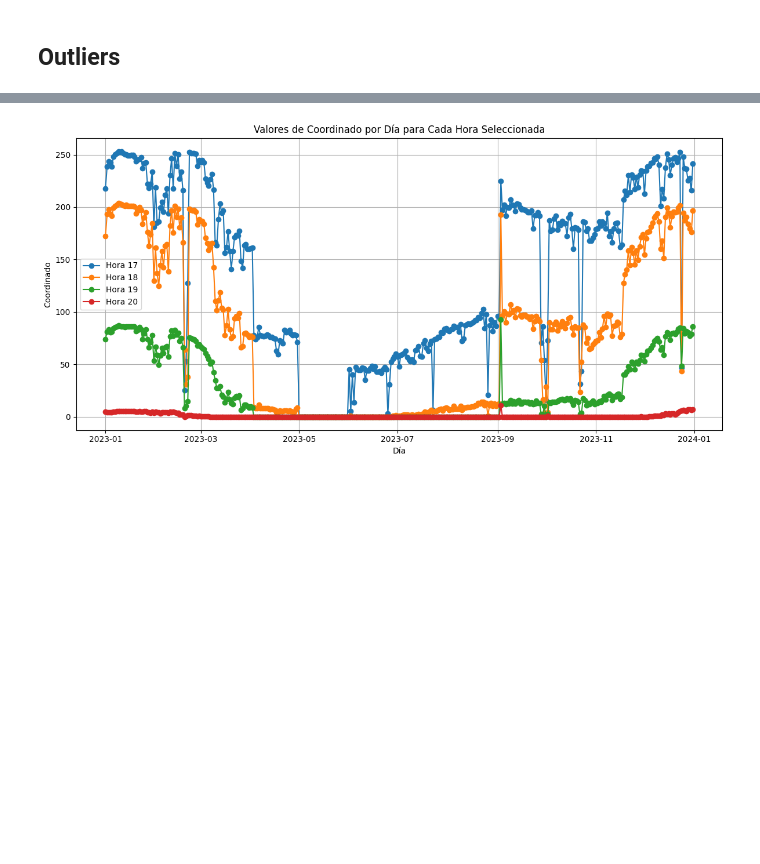
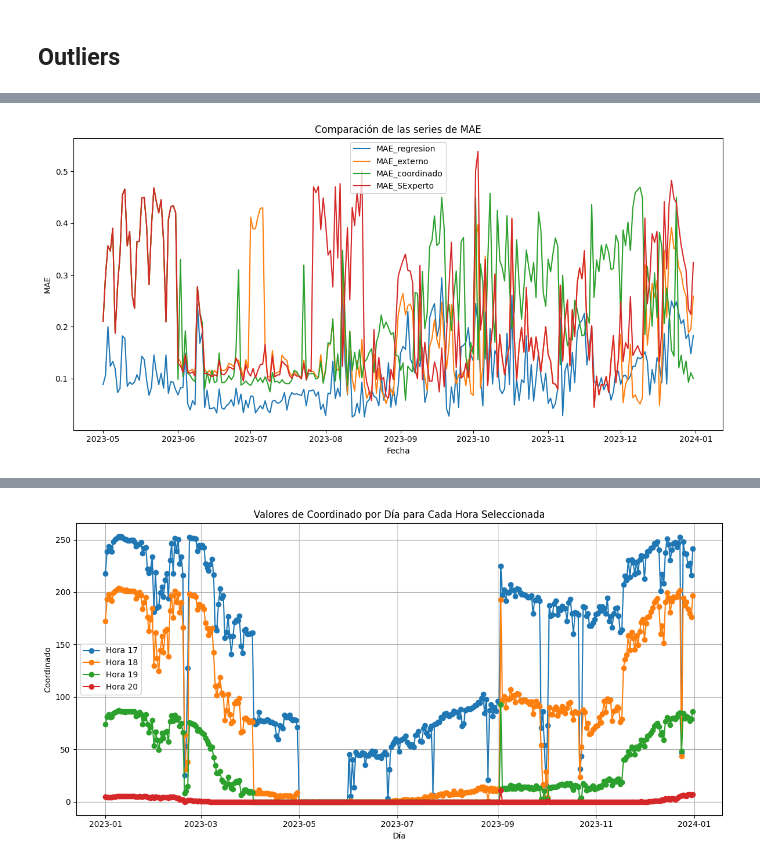
Before and after one commit to Ismael-Rods/Memoria, a Jupyter notebook: regresión _lineal.ipynb, the cells around one changed output, grey strips where cells are left out. Cells and saved outputs as stored; diff of their text form; code cells hidden in the pictures; blank space fills up the shorter version.

```diff
--- a/regresión _lineal.ipynb
+++ b/regresión _lineal.ipynb
@@ -546,0 +485,6 @@ for column in error.columns:
+# %%
+error = pd.DataFrame()
+error['Fecha'] = datos_central['Fecha'].iloc[num_dias_entrenamiento*filas_por_dia:]
+error['Y_real'] = Y.iloc[num_dias_entrenamiento*filas_por_dia:]
+error.reset_index(inplace=True, drop='index')
+error['Y_pred'] = predicciones_df['pred']
@@ -546,0 +530,16 @@ for column in error.columns:
+# %%
+error_diario = pd.DataFrame()
+error_diario['MAE_regresion'] = (error.groupby(error['Fecha'].dt.date)['MAE_regresion'].mean() /potencia_maxima)
+error_diario['RMSE_regresion'] = (np.sqrt(error.groupby(error['Fecha'].dt.date)['RMSE_regresion'].mean() /potencia_maxima))
+
+error_diario['MAE_externo'] = (error.groupby(error['Fecha'].dt.date)['MAE_externo'].mean() /potencia_maxima)
+error_diario['RMSE_externo'] = (np.sqrt(error.groupby(error['Fecha'].dt.date)['RMSE_externo'].mean() /potencia_maxima))
+
+
+error_diario['MAE_coordinado'] = (error.groupby(error['Fecha'].dt.date)['MAE_coordinado'].mean() /potencia_maxima)
+error_diario['RMSE_coordinado'] = (np.sqrt(error.groupby(error['Fecha'].dt.date)['RMSE_coordinado'].mean() /potencia_maxima))
+
+error['MAE_SExperto'] = np.abs(error['err_SExperto'])
+error['RMSE_SExperto'] = error['err_SExperto'] ** 2
+error_diario['MAE_SExperto'] = (error.groupby(error['Fecha'].dt.date)['MAE_SExperto'].mean() /potencia_maxima)
+error_diario['RMSE_SExperto'] = (np.sqrt(error.groupby(error['Fecha'].dt.date)['RMSE_SExperto'].mean() /potencia_maxima))
@@ -546,0 +563,18 @@ for column in error.columns:
+# %%
+
+
+# Graficar las distintas series de MAE
+plt.figure(figsize=(12, 6))
+# Asumiendo que las columnas de MAE terminan con 'MAE'
+for column in error_diario.columns:
+    if column.startswith('MAE'):
+        plt.plot(error_diario.index, error_diario[column], label=column)
+
+plt.title('Comparación de las series de MAE')
+plt.xlabel('Fecha')
+plt.ylabel('MAE')
+plt.legend()
+plt.tight_layout()
+plt.show()
+# %% [output]
+[figure, added]
```
Also changed, not shown: parts of 36 cells of this notebook.
